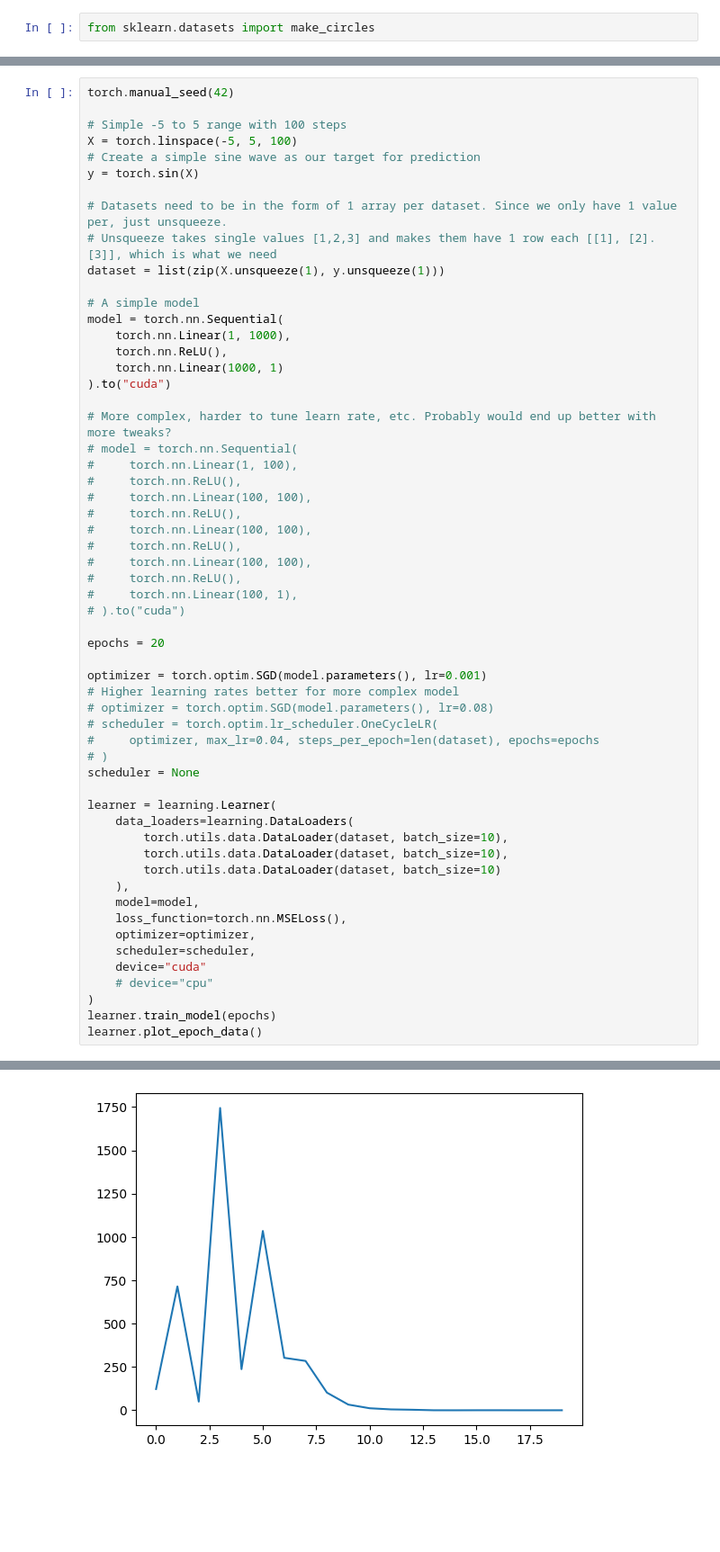
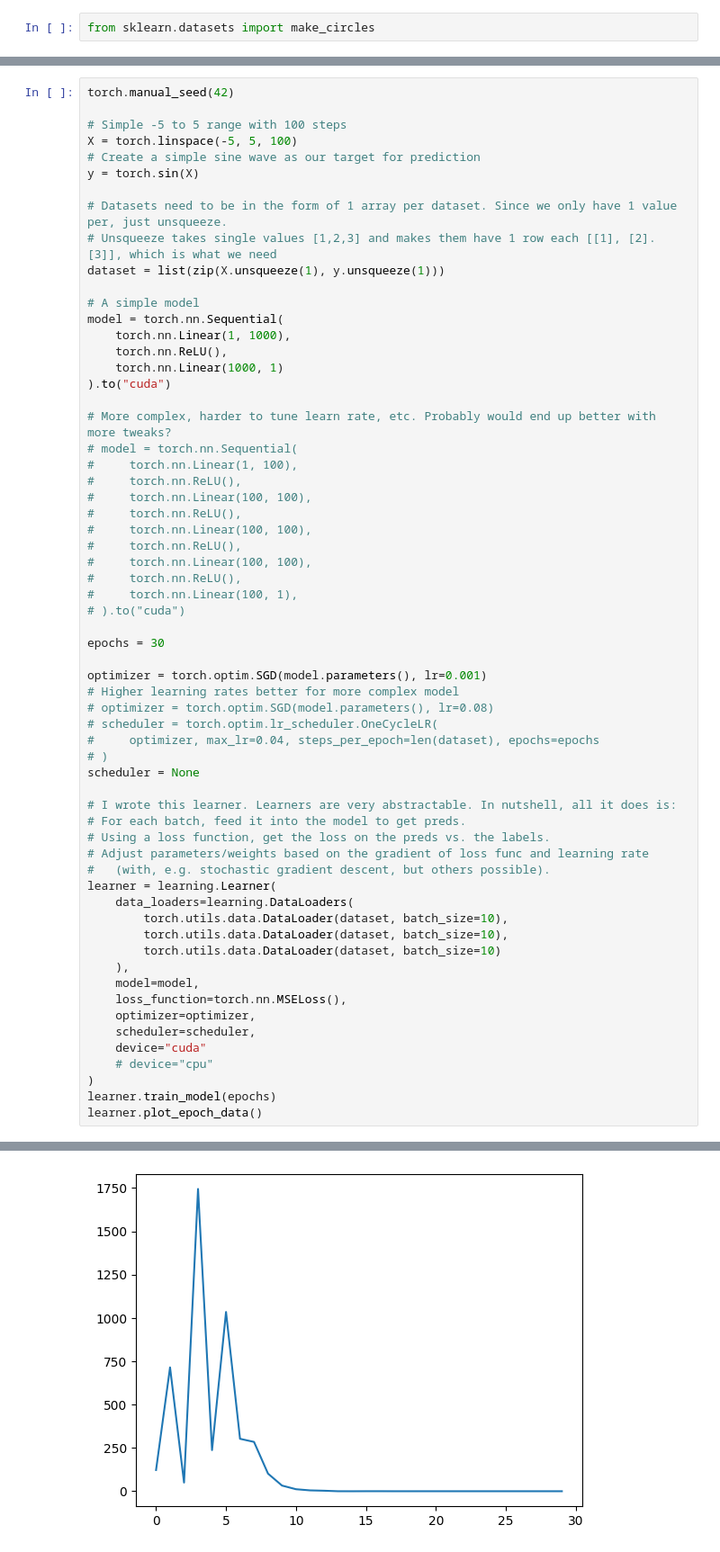
Before and after one commit to Daynil/neural-net-experiments, a Jupyter notebook: learning_neural_nets.ipynb, the cells around one changed output, grey strips where cells are left out. Shown at 90% size. Cells and saved outputs as stored; diff of their text form; blank space fills up the shorter version.

Commit message:
tweak learner display, add detailed comments to learner, started on a high level learning notebook

```diff
--- a/scratch.ipynb
+++ b/learning_neural_nets.ipynb
@@ -72,7 +72,7 @@ model = torch.nn.Sequential(
 #     torch.nn.Linear(100, 1),
 # ).to("cuda")
 
-epochs = 20
+epochs = 30
 
 optimizer = torch.optim.SGD(model.parameters(), lr=0.001)
 # Higher learning rates better for more complex model
@@ -82,6 +82,11 @@ optimizer = torch.optim.SGD(model.parameters(), lr=0.001)
 # )
 scheduler = None
 
+# I wrote this learner. Learners are very abstractable. In nutshell, all it does is:
+# For each batch, feed it into the model to get preds.
+# Using a loss function, get the loss on the preds vs. the labels.
+# Adjust parameters/weights based on the gradient of loss func and learning rate
+#   (with, e.g. stochastic gradient descent, but others possible).
 learner = learning.Learner(
     data_loaders=learning.DataLoaders(
         torch.utils.data.DataLoader(dataset, batch_size=10),
@@ -103,5 +108,5 @@ Final loss: 0.21609100864152425
 [interactive output not drawn]
-[figure, old version]
+[figure, new version]
 # %% [markdown]
 The final epoch's loss can be displayed visually by graphing the original sine wave alongside a single full forward pass of the x data to the model.
 
```
Also changed, not shown: parts of 5 cells of this notebook, 4 other files.
